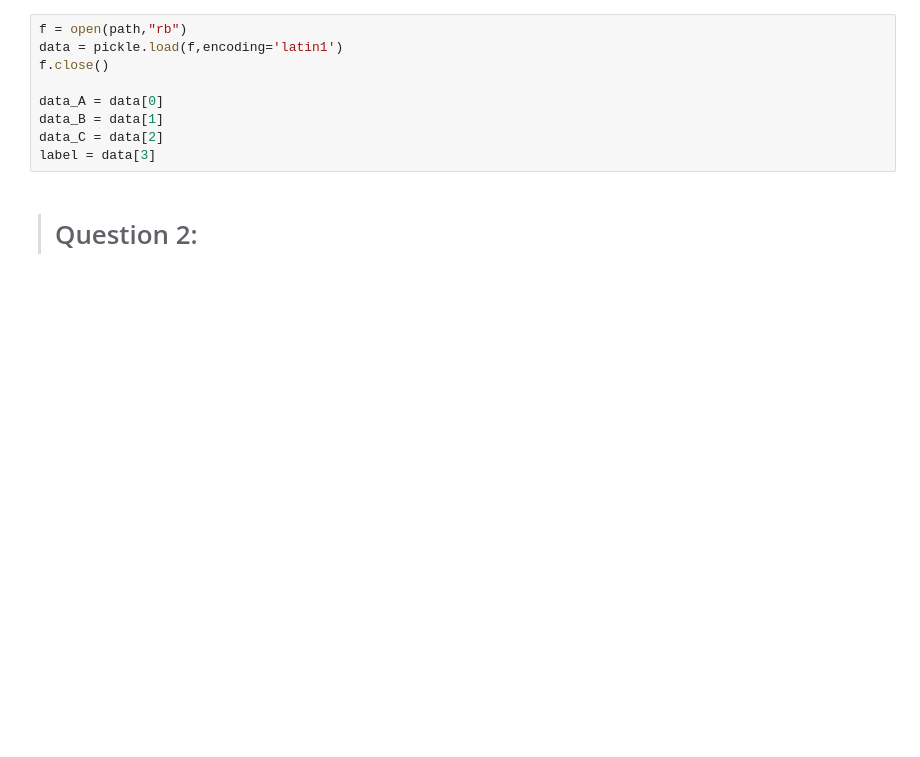
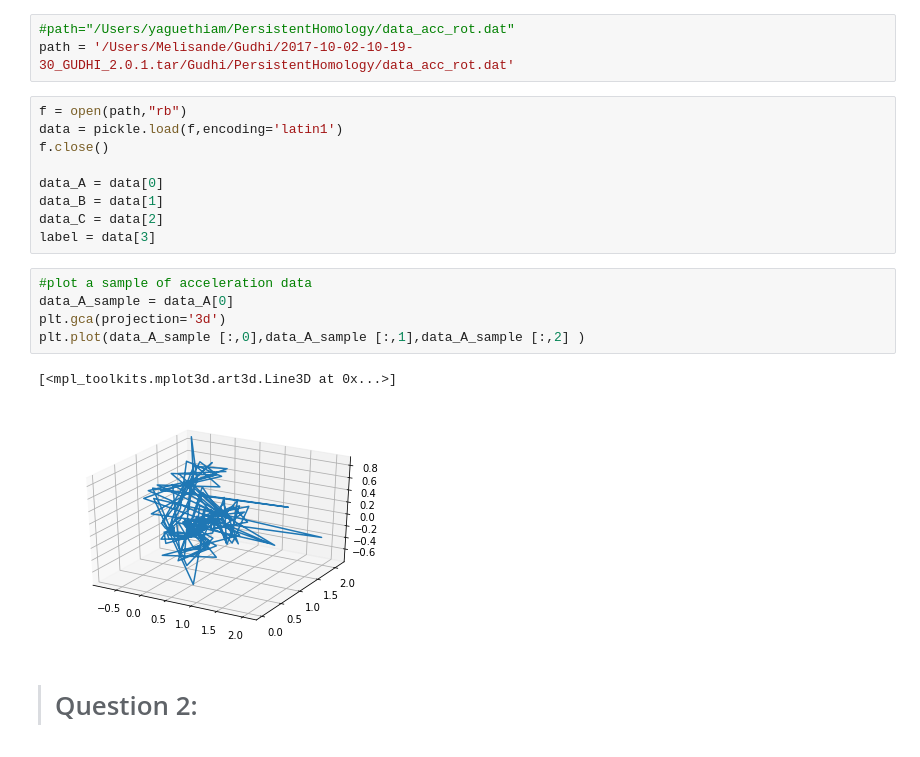
Before and after one commit to melisandeteng/PersistentHomology, a Jupyter notebook: dataSmartphoneProject.ipynb, the cells around one changed output. Saved outputs shown, nothing was run; the diff lists cells and outputs as text; blank space fills up the shorter version.

```diff
--- a/dataSmartphoneProject.ipynb
+++ b/dataSmartphoneProject.ipynb
@@ -17,3 +15,6 @@ path="/Users/yaguethiam/PersistentHomology/data_acc_rot.dat"
+# %%
+#path="/Users/yaguethiam/PersistentHomology/data_acc_rot.dat"
+path = '/Users/Melisande/Gudhi/2017-10-02-10-19-30_GUDHI_2.0.1.tar/Gudhi/PersistentHomology/data_acc_rot.dat'
 # %%
 f = open(path,"rb")
 data = pickle.load(f,encoding='latin1')
@@ -23,6 +24,14 @@ data_A = data[0]
 data_B = data[1]
 data_C = data[2]
 label = data[3]
+# %%
+#plot a sample of acceleration data
+data_A_sample = data_A[0]
+plt.gca(projection='3d')
+plt.plot(data_A_sample [:,0],data_A_sample [:,1],data_A_sample [:,2] )
+# %% [output]
+[<mpl_toolkits.mplot3d.art3d.Line3D at 0x...>]
+[figure, added]
 # %% [markdown]
 > # Question 2:
 # %% [markdown]
```
Also changed, not shown: parts of 14 cells of this notebook.
